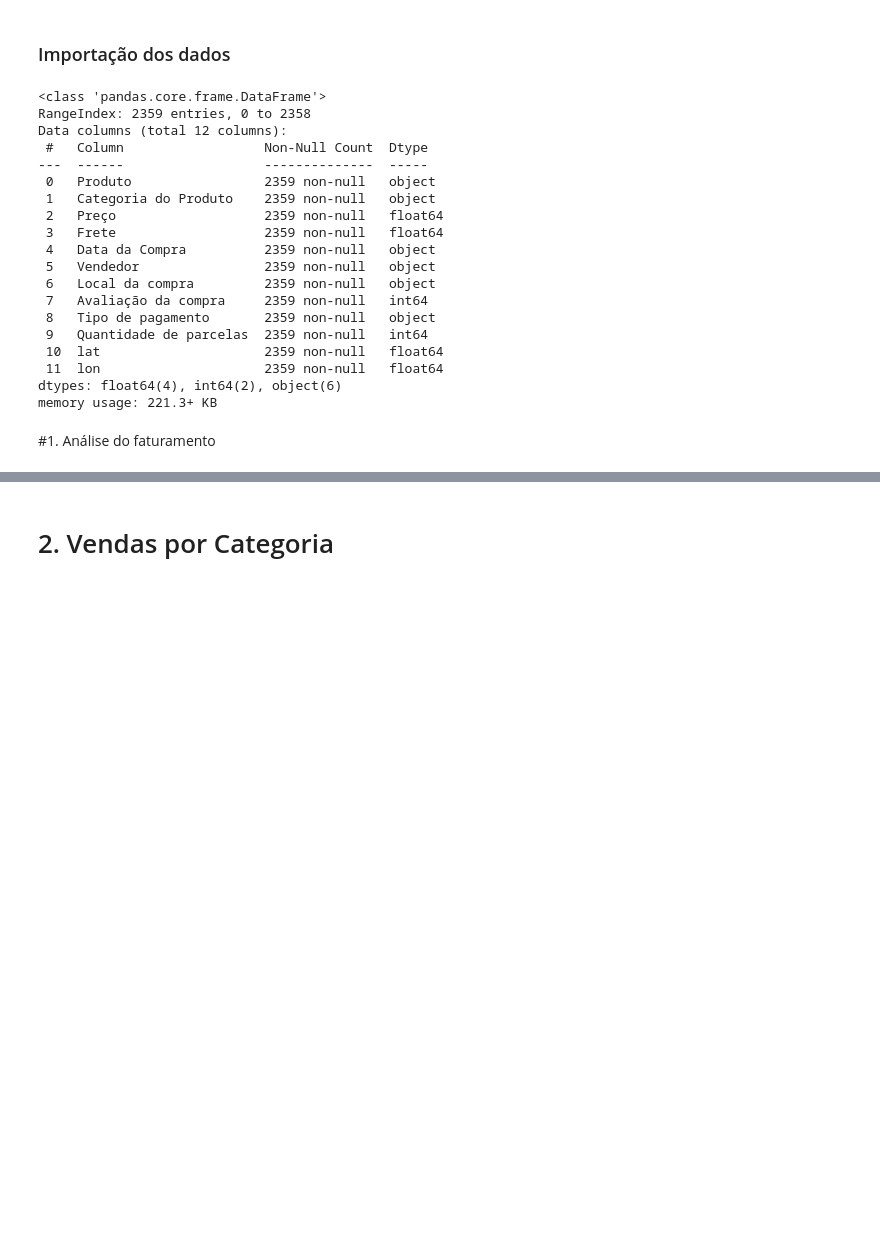
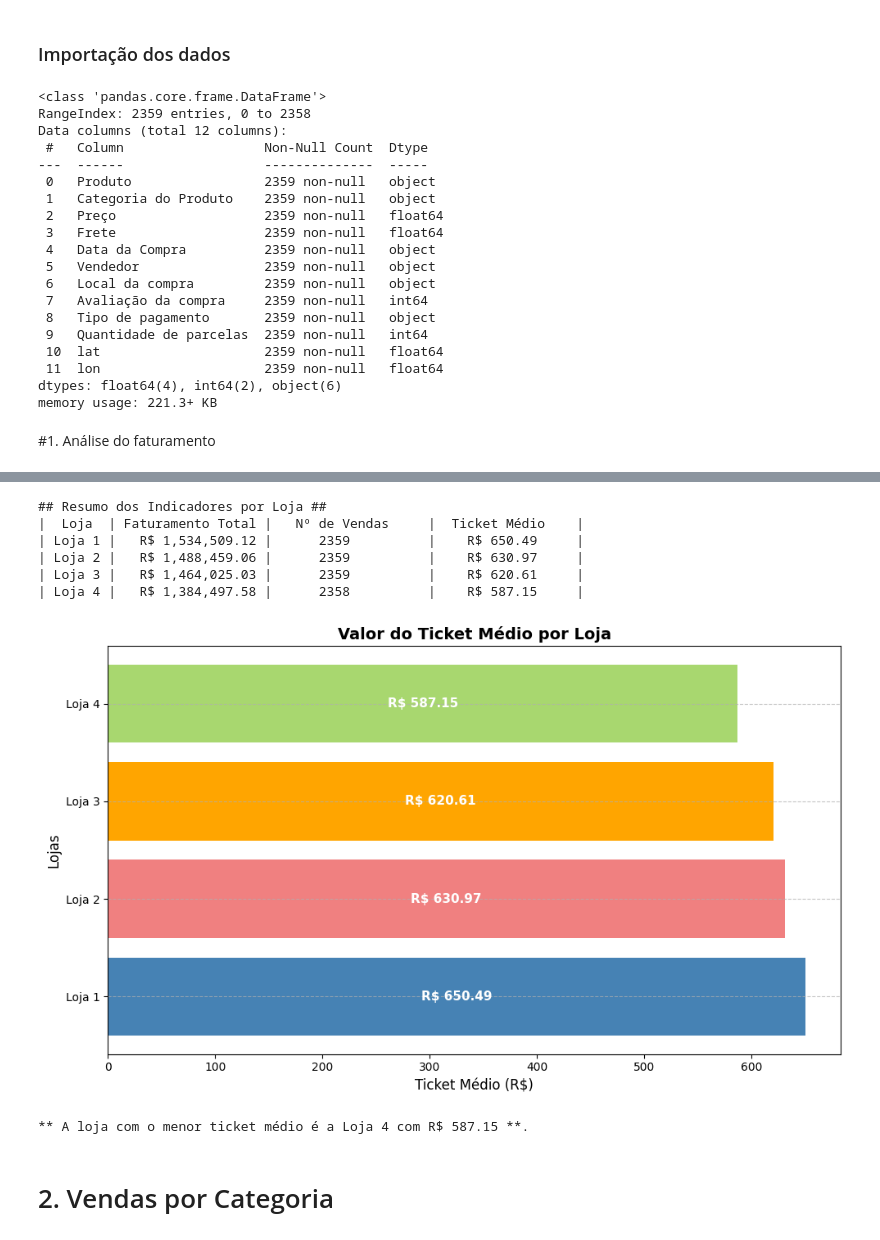
Before and after one commit to EritonPalma/Amigo-Secreto, a Jupyter notebook: AluraStoreBrasil.ipynb, the cells around one changed output, grey strips where cells are left out. Cells and saved outputs as stored; diff of their text form; code cells hidden in the pictures; blank space fills up the shorter version.

```diff
--- a/AluraStoreBrasil.ipynb
+++ b/AluraStoreBrasil.ipynb
@@ -61,3 +160,71 @@ O Faturamento Total da Loja 4: R$ 1,384,497.58
+# %%
+# 2. Cálculo do Número de Vendas
+vendas_loja1 = loja.shape[0]
+vendas_loja2 = loja2.shape[0]
+vendas_loja3 = loja3.shape[0]
+vendas_loja4 = loja4.shape[0]
+
+# 3. Cálculo do Ticket Médio (Faturamento / Vendas)
+ticket_loja1 = faturamento_loja1 / vendas_loja1
+ticket_loja2 = faturamento_loja2 / vendas_loja2
+ticket_loja3 = faturamento_loja3 / vendas_loja3
+ticket_loja4 = faturamento_loja4 / vendas_loja4
+
+# Impressão dos Resultados
+print(f"## Resumo dos Indicadores por Loja ##")
+print(f"|  Loja  | Faturamento Total |   Nº de Vendas     |  Ticket Médio    |")
+print(f"| Loja 1 |   R$ {faturamento_loja1:,.2f} |      {vendas_loja1}          |    R$ {ticket_loja1:,.2f}     |")
+print(f"| Loja 2 |   R$ {faturamento_loja2:,.2f} |      {vendas_loja2}          |    R$ {ticket_loja2:,.2f}     |")
+print(f"| Loja 3 |   R$ {faturamento_loja3:,.2f} |      {vendas_loja3}          |    R$ {ticket_loja3:,.2f}     |")
+print(f"| Loja 4 |   R$ {faturamento_loja4:,.2f} |      {vendas_loja4}          |    R$ {ticket_loja4:,.2f}     |")
+
+# Preparação dos dados para o gráfico de barras
+nomes_lojas = ['Loja 1', 'Loja 2', 'Loja 3', 'Loja 4']
+tickets_medios = [ticket_loja1, ticket_loja2, ticket_loja3, ticket_loja4]
+
+# Encontrando a loja com menor Ticket Médio
+loja_menor_ticket_index = tickets_medios.index(min(tickets_medios))
+loja_menor_ticket = nomes_lojas[loja_menor_ticket_index]
+
+# Criação do gráfico de barras para Ticket Médio
+plt.figure(figsize=(10, 6))
+barras = plt.barh(nomes_lojas, tickets_medios, color=cores_finais)
+
+# Adicionando o valor do Ticket Médio DENTRO de cada barra
+for barra in barras:
+    width = barra.get_width() # O valor do Ticket Médio
+    # Posição X: Aproximadamente 50% da largura da barra
+    x_pos = width * 0.50
+    # Posição Y: Centro vertical da barra
+    y_pos = barra.get_y() + barra.get_height() / 2
+
+    # Adiciona o texto, garantindo cor branca para contraste na maioria das barras
+    plt.text(x_pos, y_pos,
+             f'R$ {width:,.2f}',
+             ha='center', va='center', fontsize=11,
+             color='white', fontweight='bold')
+
+# Configurações do gráfico de barras
+plt.title('Valor do Ticket Médio por Loja', fontsize=14, fontweight='bold')
+plt.xlabel('Ticket Médio (R$)', fontsize=12)
+plt.ylabel('Lojas', fontsize=12)
+plt.xticks(rotation=0)
+plt.grid(axis='y', linestyle='--', alpha=0.7)
+plt.tight_layout()
+
+# Exibindo o gráfico de barras
+plt.show()
+
+print(f"\n** A loja com o menor ticket médio é a {loja_menor_ticket} com R$ {tickets_medios[loja_menor_ticket_index]:,.2f} **.")
+# %% [output]
+## Resumo dos Indicadores por Loja ##
+|  Loja  | Faturamento Total |   Nº de Vendas     |  Ticket Médio    |
+| Loja 1 |   R$ 1,534,509.12 |      2359          |    R$ 650.49     |
+| Loja 2 |   R$ 1,488,459.06 |      2359          |    R$ 630.97     |
+| Loja 3 |   R$ 1,464,025.03 |      2359          |    R$ 620.61     |
+| Loja 4 |   R$ 1,384,497.58 |      2358          |    R$ 587.15     |
+[figure, added]
+** A loja com o menor ticket médio é a Loja 4 com R$ 587.15 **.
 # %% [markdown]
 # 2. Vendas por Categoria
 # %%
```
Also changed, not shown: parts of 13 cells of this notebook.
